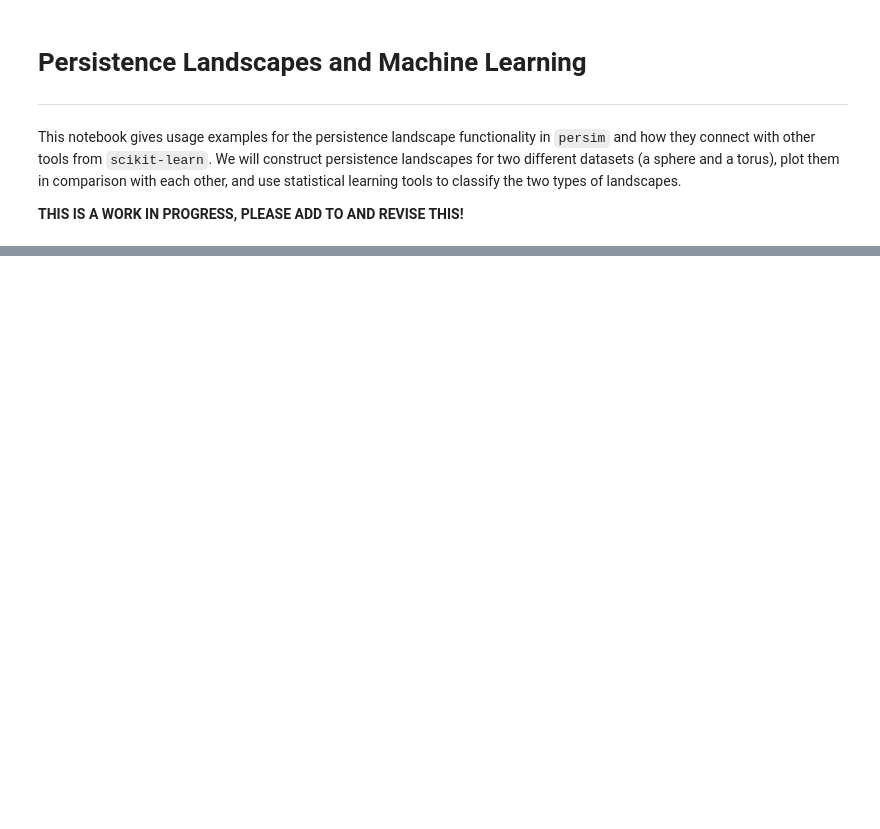
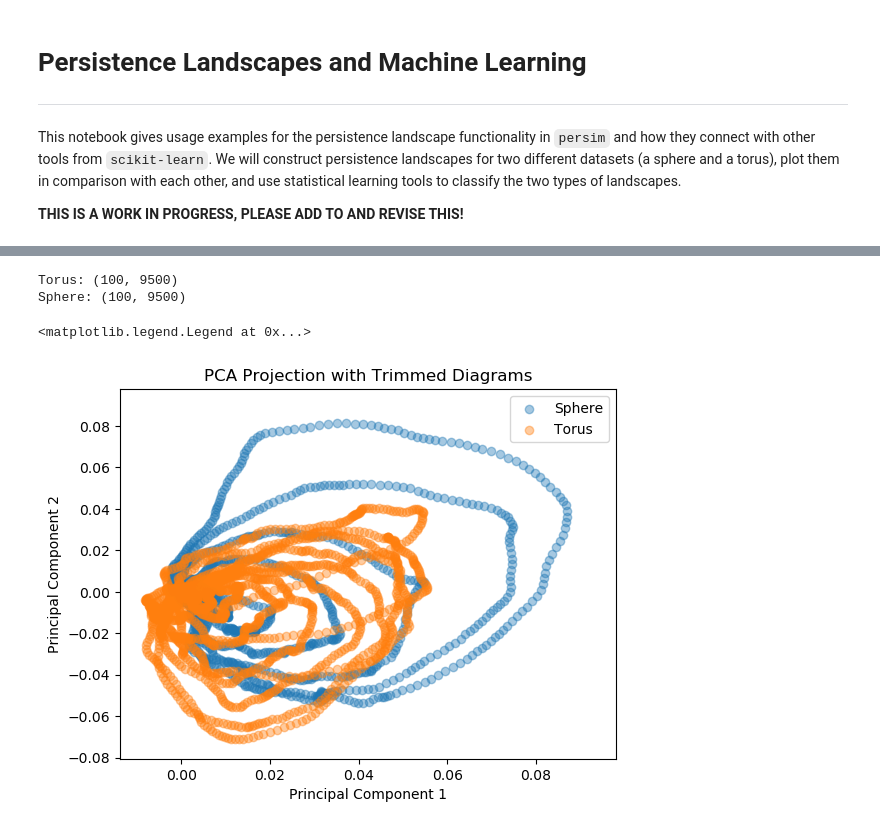
Before and after one commit to scikit-tda/persim, a Jupyter notebook: docs/notebooks/Persistence Landscapes and Machine Learning.ipynb, the cells around one changed output, grey strips where cells are left out. Cells and saved outputs as stored; diff of their text form; code cells hidden in the pictures; blank space fills up the shorter version.

```diff
--- a/docs/notebooks/Persistence Landscapes and Machine Learning.ipynb
+++ b/docs/notebooks/Persistence Landscapes and Machine Learning.ipynb
@@ -157,0 +220,48 @@ print(pca_torus)
+# %%
+# Delete highly persistent landscapes
+
+# Instantiate trimmed arrays
+ls_torus_trim = ls_torus
+ls_sphere_trim = ls_sphere
+
+# Trim arrays
+for i in range(len(landscapes_torus)):
+    ls_torus_trim[i, 0:1000] = np.zeros((1000,))
+    ls_sphere_trim[i, 0:1000] = np.zeros((1000,))
+
+
+print('Torus:', ls_torus_trim.shape)
+print('Sphere:', ls_sphere_trim.shape)
+# %% [output]
+Torus: (100, 9500)
+Sphere: (100, 9500)
+# %%
+# Instantiate PCA solver
+pca_torus_trim = PCA(n_components=2)
+
+# Compute PCA
+pca_torus_trim.fit_transform(ls_torus_trim)
+
+# Define components
+comp_torus_trim = pca_torus_trim.components_
+
+# Instantiate PCA solver
+pca_sphere_trim = PCA(n_components=2)
+
+# Compute PCA
+pca_sphere_trim.fit_transform(ls_sphere_trim)
+
+# Define components
+comp_sphere_trim = pca_sphere_trim.components_
+
+# Plot projection of data onto the first two principal components
+plt.figure()
+plt.scatter(comp_sphere_trim[0], comp_sphere_trim[1], label='Sphere', alpha=0.4)
+plt.scatter(comp_torus_trim[0], comp_torus_trim[1], label='Torus', alpha=0.4)
+plt.xlabel('Principal Component 1')
+plt.ylabel('Principal Component 2')
+plt.title('PCA Projection with Trimmed Diagrams')
+plt.legend()
+# %% [output]
+<matplotlib.legend.Legend at 0x...>
+[figure, added]
```
Also changed, not shown: parts of 37 cells of this notebook.
